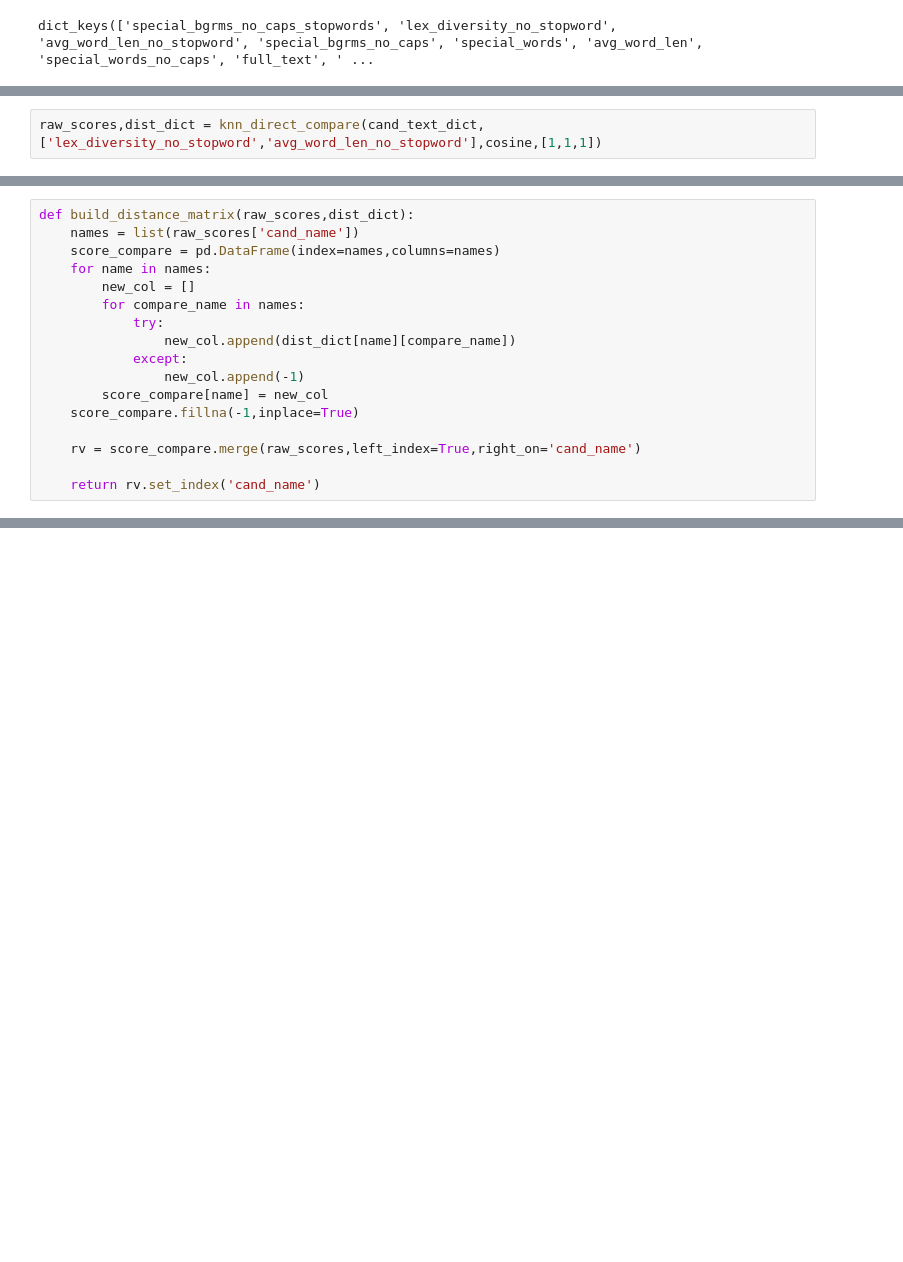
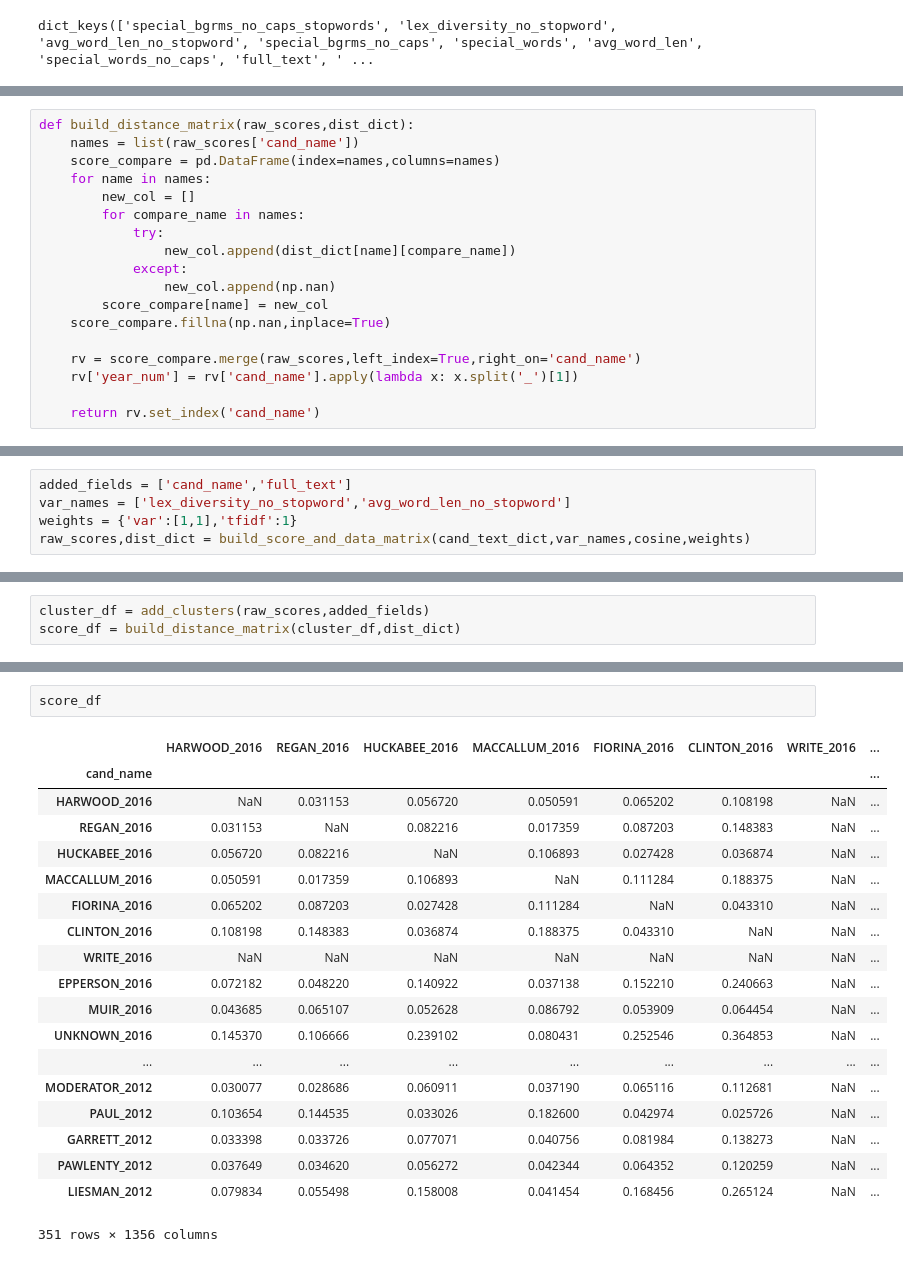
Before and after one commit to kmagida110/Election_Speeches, a Jupyter notebook: debate-list-4.ipynb, the cells around one changed output, grey strips where cells are left out. Saved outputs shown, nothing was run; the diff lists cells and outputs as text; blank space fills up the shorter version.

Commit message:
clustering

```diff
--- a/debate-list-4.ipynb
+++ b/debate-list-4.ipynb
@@ -497,2 +489,0 @@ def get_tfidf_vectors(list_of_texts):
-# %%
-raw_scores,dist_dict = knn_direct_compare(cand_text_dict,['lex_diversity_no_stopword','avg_word_len_no_stopword'],cosine,[1,1,1])
@@ -513,10 +497,11 @@ def build_distance_matrix(raw_scores,dist_dict):
             try:
                 new_col.append(dist_dict[name][compare_name])
             except:
-                new_col.append(-1)
+                new_col.append(np.nan)
         score_compare[name] = new_col
-    score_compare.fillna(-1,inplace=True)
+    score_compare.fillna(np.nan,inplace=True)
 
     rv = score_compare.merge(raw_scores,left_index=True,right_on='cand_name')
+    rv['year_num'] = rv['cand_name'].apply(lambda x: x.split('_')[1])
 
     return rv.set_index('cand_name')
@@ -547,0 +508,5 @@ raw_scores
+# %%
+added_fields = ['cand_name','full_text']
+var_names = ['lex_diversity_no_stopword','avg_word_len_no_stopword']
+weights = {'var':[1,1],'tfidf':1}
+raw_scores,dist_dict = build_score_and_data_matrix(cand_text_dict,var_names,cosine,weights)
@@ -547,0 +531,3 @@ raw_scores
+# %%
+cluster_df = add_clusters(raw_scores,added_fields)
+score_df = build_distance_matrix(cluster_df,dist_dict)
@@ -547,0 +541,22 @@ raw_scores
+# %%
+score_df
+# %% [output]
+|  | HARWOOD_2016 | REGAN_2016 | HUCKABEE_2016 | MACCALLUM_2016 | FIORINA_2016 | CLINTON_2016 | WRITE_2016 | ... |
+| cand_name |  |  |  |  |  |  |  | ... |
+| HARWOOD_2016 | NaN | 0.031153 | 0.056720 | 0.050591 | 0.065202 | 0.108198 | NaN | ... |
+| REGAN_2016 | 0.031153 | NaN | 0.082216 | 0.017359 | 0.087203 | 0.148383 | NaN | ... |
+| HUCKABEE_2016 | 0.056720 | 0.082216 | NaN | 0.106893 | 0.027428 | 0.036874 | NaN | ... |
+| MACCALLUM_2016 | 0.050591 | 0.017359 | 0.106893 | NaN | 0.111284 | 0.188375 | NaN | ... |
+| FIORINA_2016 | 0.065202 | 0.087203 | 0.027428 | 0.111284 | NaN | 0.043310 | NaN | ... |
+| CLINTON_2016 | 0.108198 | 0.148383 | 0.036874 | 0.188375 | 0.043310 | NaN | NaN | ... |
+| WRITE_2016 | NaN | NaN | NaN | NaN | NaN | NaN | NaN | ... |
+| EPPERSON_2016 | 0.072182 | 0.048220 | 0.140922 | 0.037138 | 0.152210 | 0.240663 | NaN | ... |
+| MUIR_2016 | 0.043685 | 0.065107 | 0.052628 | 0.086792 | 0.053909 | 0.064454 | NaN | ... |
+| UNKNOWN_2016 | 0.145370 | 0.106666 | 0.239102 | 0.080431 | 0.252546 | 0.364853 | NaN | ... |
+| ... | ... | ... | ... | ... | ... | ... | ... | ... |
+| MODERATOR_2012 | 0.030077 | 0.028686 | 0.060911 | 0.037190 | 0.065116 | 0.112681 | NaN | ... |
+| PAUL_2012 | 0.103654 | 0.144535 | 0.033026 | 0.182600 | 0.042974 | 0.025726 | NaN | ... |
+| GARRETT_2012 | 0.033398 | 0.033726 | 0.077071 | 0.040756 | 0.081984 | 0.138273 | NaN | ... |
+| PAWLENTY_2012 | 0.037649 | 0.034620 | 0.056272 | 0.042344 | 0.064352 | 0.120259 | NaN | ... |
+| LIESMAN_2012 | 0.079834 | 0.055498 | 0.158008 | 0.041454 | 0.168456 | 0.265124 | NaN | ... |
+351 rows × 1356 columns
```
Also changed, not shown: parts of 12 cells of this notebook.
